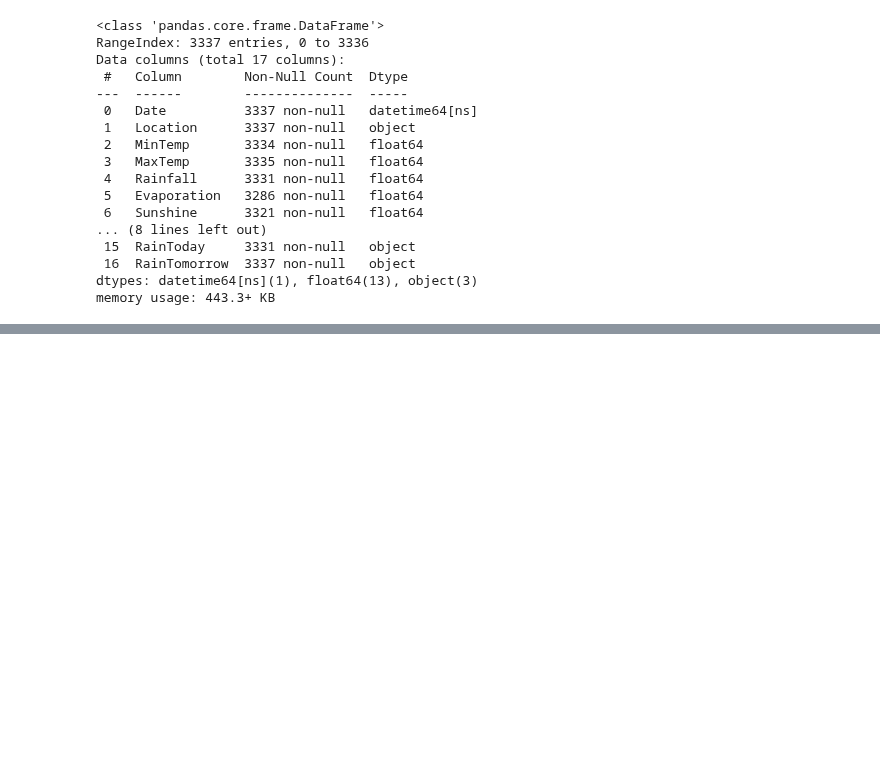
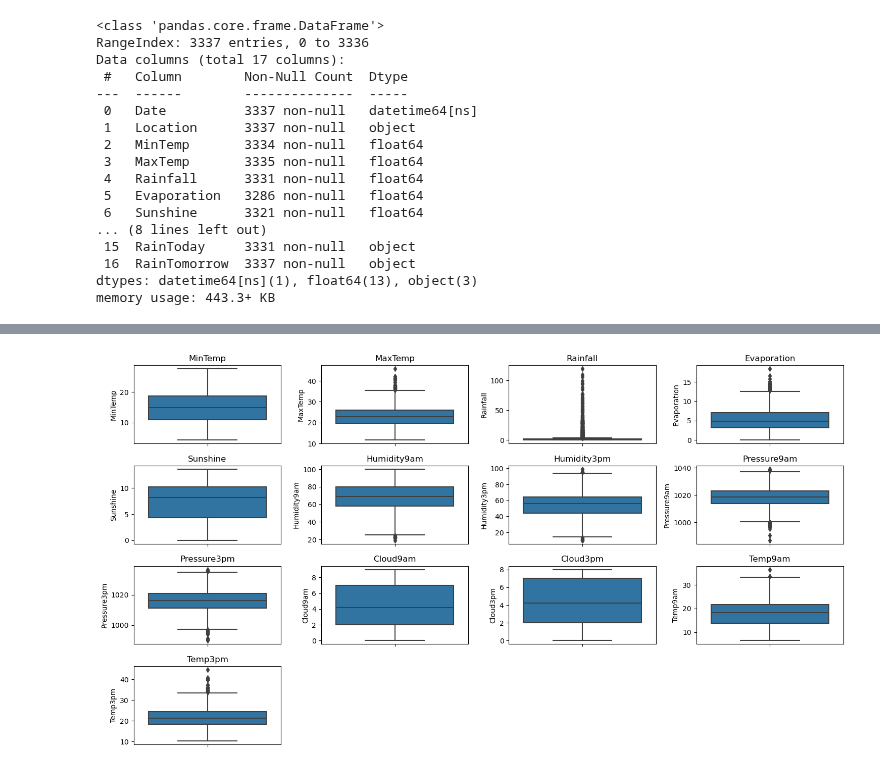
Before and after one commit to Glamorous9754/Practice-in-Jupyter, a Jupyter notebook: Rainfall Prediction Model.ipynb, the cells around one changed output, grey strips where cells are left out. Drawn from its saved outputs; the diff is of its cells as text; code cells hidden in the pictures; blank space fills up the shorter version.

```diff
--- a/Rainfall Prediction Model.ipynb
+++ b/Rainfall Prediction Model.ipynb
@@ -32,4 +32,5 @@ Data columns (total 17 columns):
 dtypes: datetime64[ns](1), float64(13), object(3)
 memory usage: 443.3+ KB
 # %%
-df_filtered =df.drop(['Date','Location'])
+df_filtered =df.drop(['Date','Location'],axis=1)
+df_filtered.isnull().sum()
@@ -35,0 +54,13 @@ df_filtered =df.drop(['Date','Location'])
+# %%
+# Fill missing values for categorical data with mode
+for column in ['RainToday']:
+    df_filtered[column].fillna(df_filtered[column].mode()[0], inplace=True)
+
+# Fill missing values for numerical data with median
+for column in ['MinTemp', 'MaxTemp','Rainfall','Evaporation','Sunshine',
+               'Humidity9am','Humidity3pm','Pressure9am','Pressure3pm',
+               'Cloud9am','Cloud3pm','Temp9am','Temp3pm']:
+    df_filtered[column].fillna(df_filtered[column].mean(), inplace=True)
+
+# Verify that missing values have been filled
+df_filtered.isnull().sum(), df_filtered.head()
@@ -35,0 +85,20 @@ df_filtered =df.drop(['Date','Location'])
+# %%
+import seaborn as sns
+import matplotlib.pyplot as plt
+
+# Define a list of numerical columns to check for outliers
+numerical_cols = ['MinTemp', 'MaxTemp','Rainfall','Evaporation','Sunshine',
+               'Humidity9am','Humidity3pm','Pressure9am','Pressure3pm',
+               'Cloud9am','Cloud3pm','Temp9am','Temp3pm']
+
+# Plotting boxplots to visualize outliers
+plt.figure(figsize=(15, 10))
+for i, col in enumerate(numerical_cols, 1):
+    plt.subplot(5, 4, i)
+    sns.boxplot(y=df_filtered[col])
+    plt.title(col)
+
+plt.tight_layout()
+plt.show()
+# %% [output]
+[figure, added]
```
Also changed, not shown: parts of 2 cells of this notebook.
